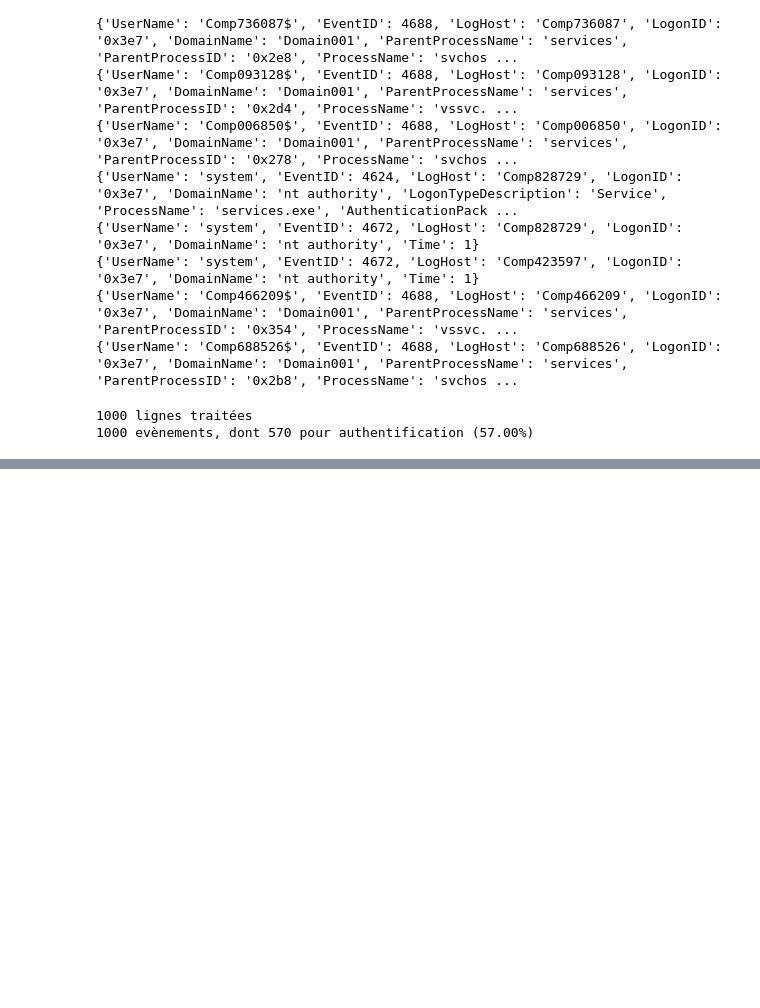
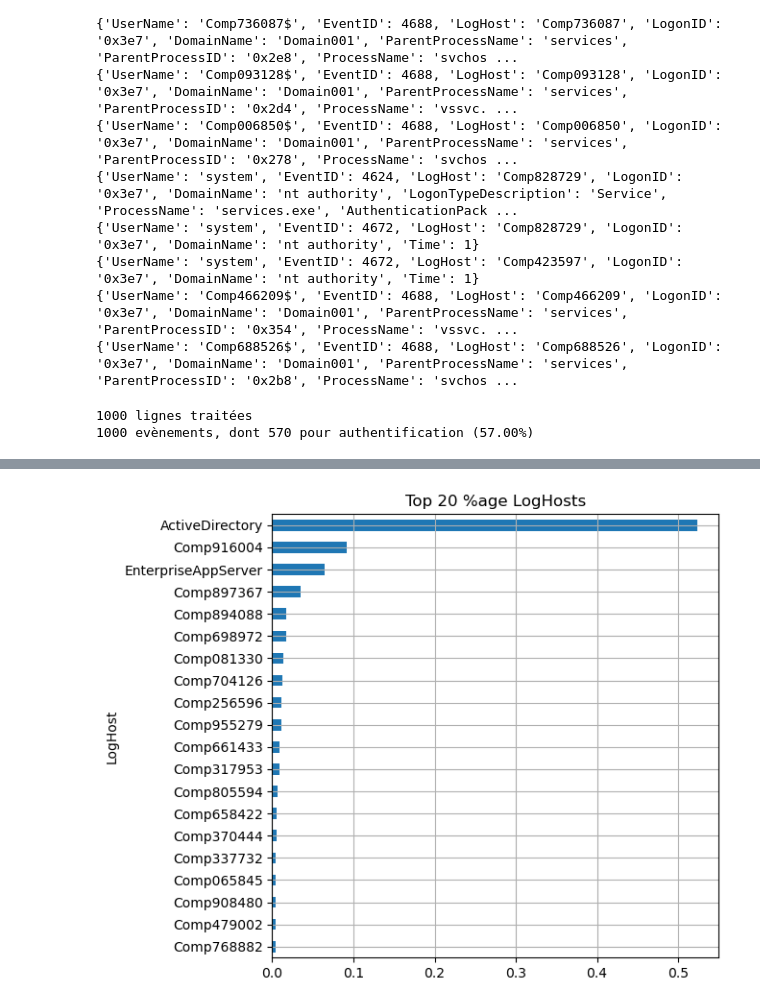
Before and after one commit to BenjaminDeporte/Cyber, a Jupyter notebook: code/Unified_Host_Dataset_LANL.ipynb, the cells around one changed output, grey strips where cells are left out. Saved outputs shown, nothing was run; the diff lists cells and outputs as text; code cells hidden in the pictures; blank space fills up the shorter version.

```diff
--- a/code/Unified_Host_Dataset_LANL.ipynb
+++ b/code/Unified_Host_Dataset_LANL.ipynb
@@ -248,0 +342,13 @@ Extrait fichier de 100000 évènements d'auhentification
+# %%
+MAX_LOGHOSTS = 20
+
+fig, ax = plt.subplots(figsize=(6,6))
+
+loghost_counts = df['LogHost'].value_counts() / df['LogHost'].value_counts().sum()
+ax = loghost_counts[:MAX_LOGHOSTS].plot(kind='barh')
+ax.set_title(f"Top {MAX_LOGHOSTS} %age LogHosts")
+ax.invert_yaxis()
+ax.grid(True)
+plt.show()
+# %% [output]
+[figure, added]
```
Also changed, not shown: parts of 20 cells of this notebook.
